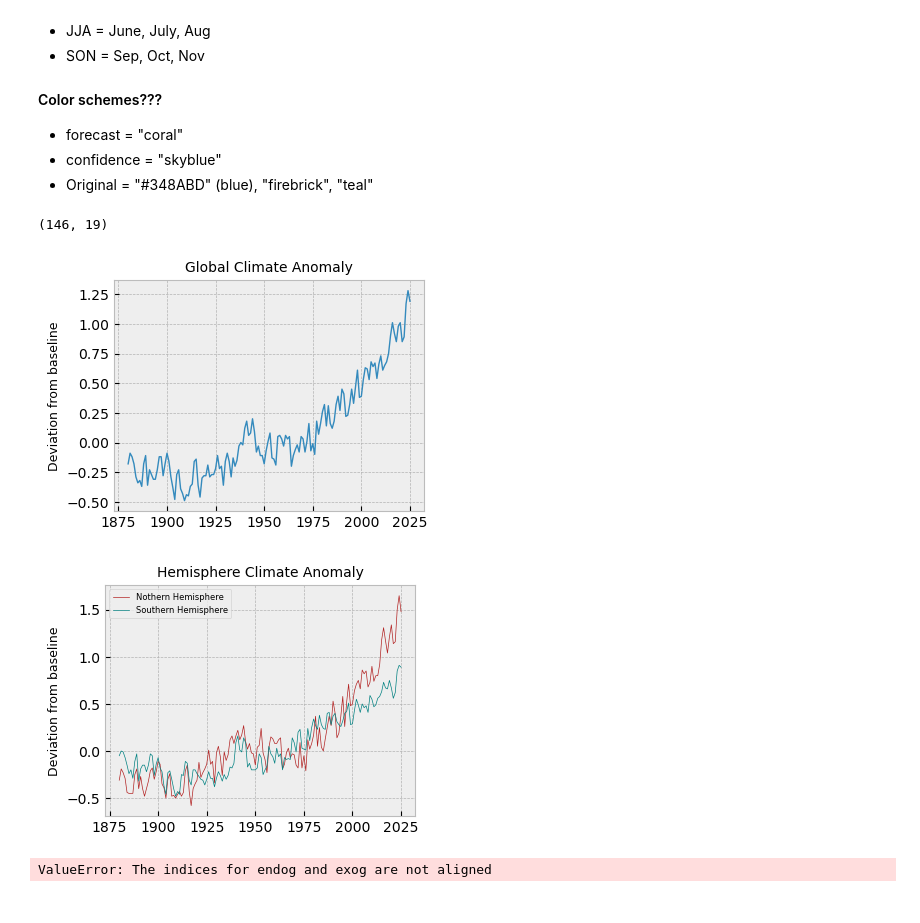
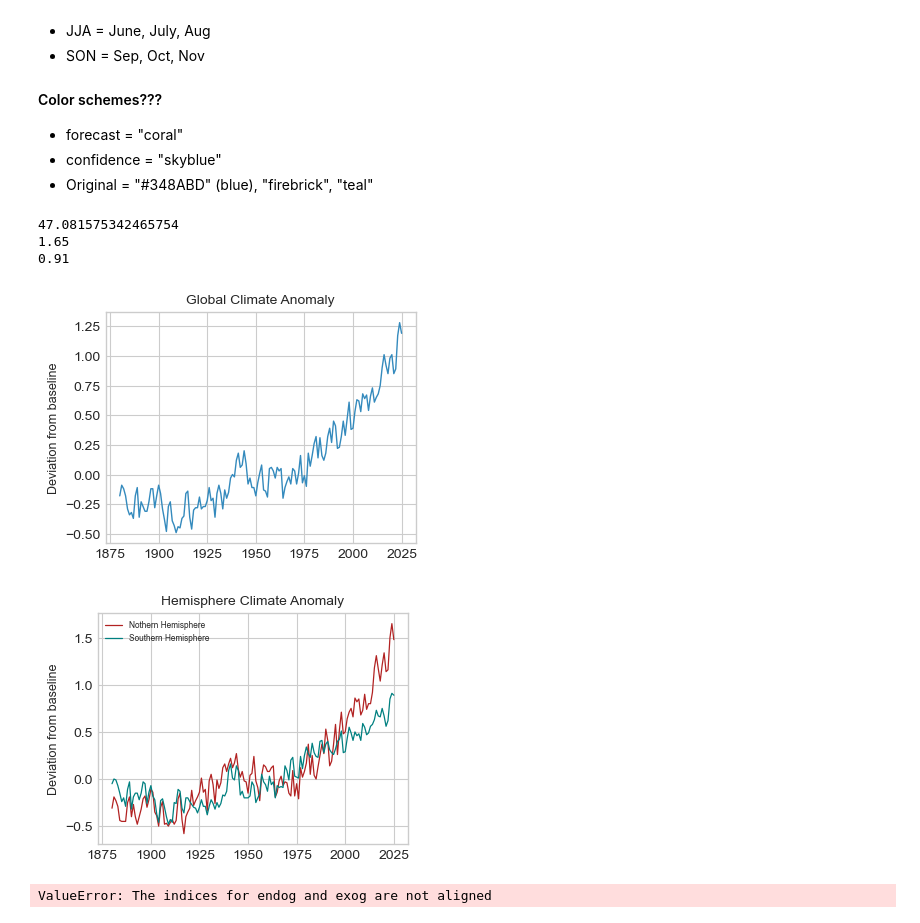
Before and after one commit to dusmith0/Climate-Data-Project, a Jupyter notebook: Visuals.ipynb, the cells around one changed output. Cells and saved outputs as stored; diff of their text form; code cells hidden in the pictures.

Commit message:
Updating files to their Final verisons.
Updated the SARIMA, Neural Network, and Visual files to their final versions.

```diff
--- a/Visuals.ipynb
+++ b/Visuals.ipynb
@@ -32,7 +32,7 @@ from datetime import datetime, timedelta
 import statsmodels.api as sm
 
 # Setting graph style:
-plt.style.use('bmh')
+plt.style.use('seaborn-v0_8-whitegrid')
 # %%
 ## Reading in data
 Climate = pd.read_csv("Data/Global means.csv")
@@ -56,8 +56,14 @@ South.at[0,"DJF"] =  South.loc[0,labelsDJF].mean()
 #Climate.shape
 #South.shape
 North.shape
+print((Climate["J-D"]).mean() + 47)
+len(Climate)
+print(max(North["J-D"]))
+print(max(South["J-D"]))
 # %% [output]
-(146, 19)
+47.081575342465754
+1.65
+0.91
 # %%
 ## Creating a general time series plots
 plt.figure(figsize = (4,3))
@@ -67,19 +73,19 @@ plt.title("Global Climate Anomaly", fontsize=10)
 plt.ylabel("Deviation from baseline", fontsize=9)
 plt.show()
 # %% [output]
-[figure, old version]
+[figure, new version]
 # %%
 ## Northern and Southern plots.
 plt.figure(figsize = (4,3))
 #plt.plot(Climate['Year'],Climate["J-D"], linewidth = 1, label = "Original")
-plt.plot(North['Year'],North["J-D"], linewidth = .5, label = "Nothern Hemisphere", color = "firebrick")
-plt.plot(South['Year'],South["J-D"], linewidth = .5, label = "Southern Hemisphere", color = "teal")
+plt.plot(North['Year'],North["J-D"], linewidth = .9, label = "Nothern Hemisphere", color = "firebrick")
+plt.plot(South['Year'],South["J-D"], linewidth = .9, label = "Southern Hemisphere", color = "teal")
 plt.title("Hemisphere Climate Anomaly", fontsize=10)
 plt.ylabel("Deviation from baseline", fontsize= 9)
 plt.legend(fontsize=6)
 plt.show()
 # %% [output]
-[figure, old version]
+[figure, new version]
 # %%
 ### Simple regression on only J-D ~ Year  ## i have no idea what broke here.....
 y = Climate['J-D']
```
Also changed, not shown: 3 other files.
